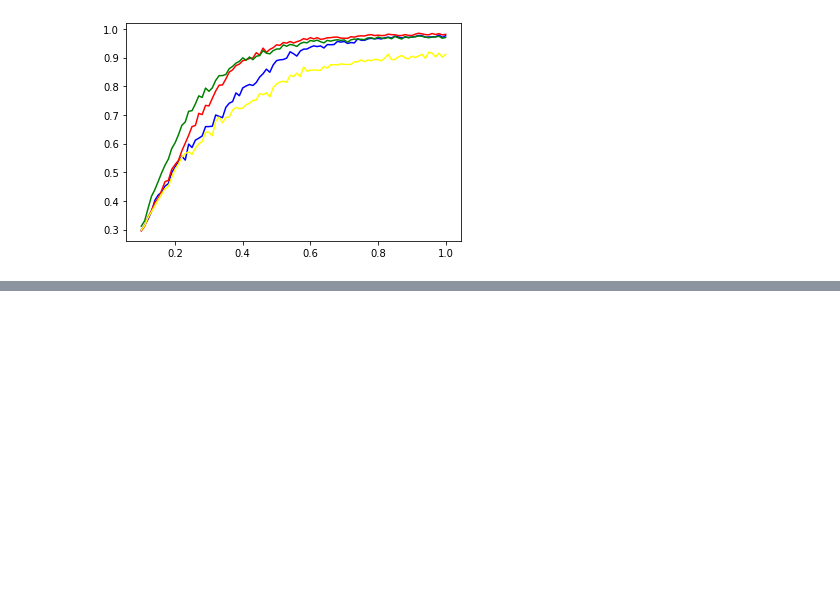
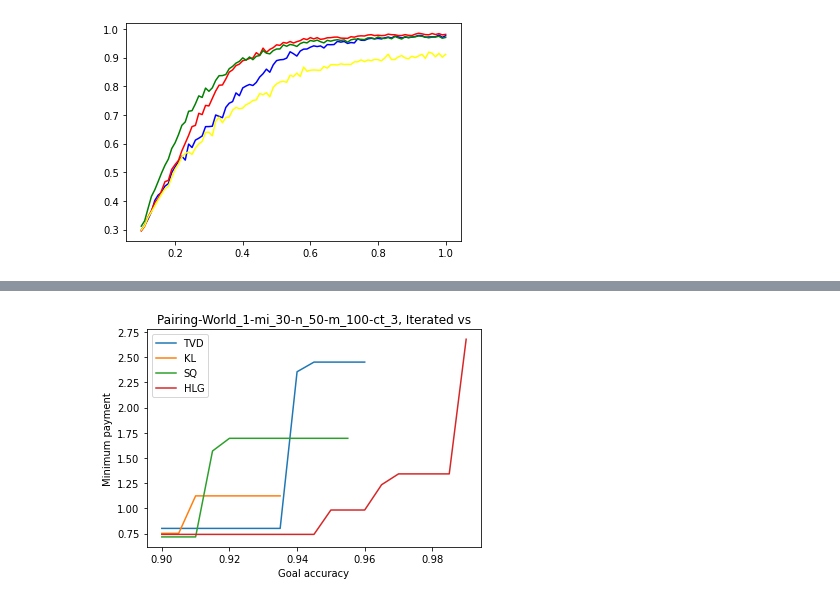
Before and after one commit to yichiz97/High-Effort-Crowds, a Jupyter notebook: Payment_efficiency/Iterated_vs_step_function.ipynb, the cells around one changed output, grey strips where cells are left out. Cells and saved outputs as stored; diff of their text form; code cells hidden in the pictures; blank space fills up the shorter version.

```diff
--- a/Payment_efficiency/Iterated_vs_step_function.ipynb
+++ b/Payment_efficiency/Iterated_vs_step_function.ipynb
@@ -523,9 +523,9 @@ def mechanism_pairing_4(Xa, Xb, Xs):
         Ua[i] = LR_learner_3(pred, Xa[i])
     return Ua, Us
 # %%
-n = 50
+n = 30
 m = 100
-mi = 30
+mi = 80
 Effort = np.arange(0, 1.01, 0.01)
 Thresholds = np.arange(1,n,1)
 Amplitudes = np.arange(0.5, 3.01, 0.02)
@@ -570,7 +570,7 @@ for l in range(T):
             if n_w == n:
                 agent_w_once = agent_w_new.copy()
             # print(np.count_nonzero(agent_w, axis = 0))
-            if np.array_equal(agent_w_new, agent_w) or count == 3:
+            if np.array_equal(agent_w_new, agent_w) or count == 100:
                 break
             else:
                 count += 1
@@ -856,0 +725,20 @@ Optimal elicited efforts:
+# %%
+Acc_goal = np.arange(0.9, 0.995, 0.005)
+Paymin = np.zeros((4, len(Acc_goal), 3))
+for i, acc in enumerate(Acc_goal):
+    Payment_min_vs, Payment_min_vs2, Payment_min_opt = min_payment(acc)
+    for k in range(4):
+        Paymin[k, i, 0] = Payment_min_vs[k]
+        Paymin[k, i, 1] = Payment_min_vs2[k]
+        Paymin[k, i, 2] = Payment_min_opt[k]
+
+MI = ['TVD', 'KL', 'SQ', 'HLG']
+plt.figure()
+for k in range(4):
+    plt.plot(Acc_goal, Paymin[k,:,1], label = MI[k])
+    plt.xlabel('Goal accuracy')
+    plt.ylabel('Minimum payment')
+    plt.title('Pairing-World_1-mi_30-n_50-m_100-ct_3, Iterated vs')
+    plt.legend()
+# %% [output]
+[figure, added]
```
Also changed, not shown: parts of 5 cells of this notebook.
